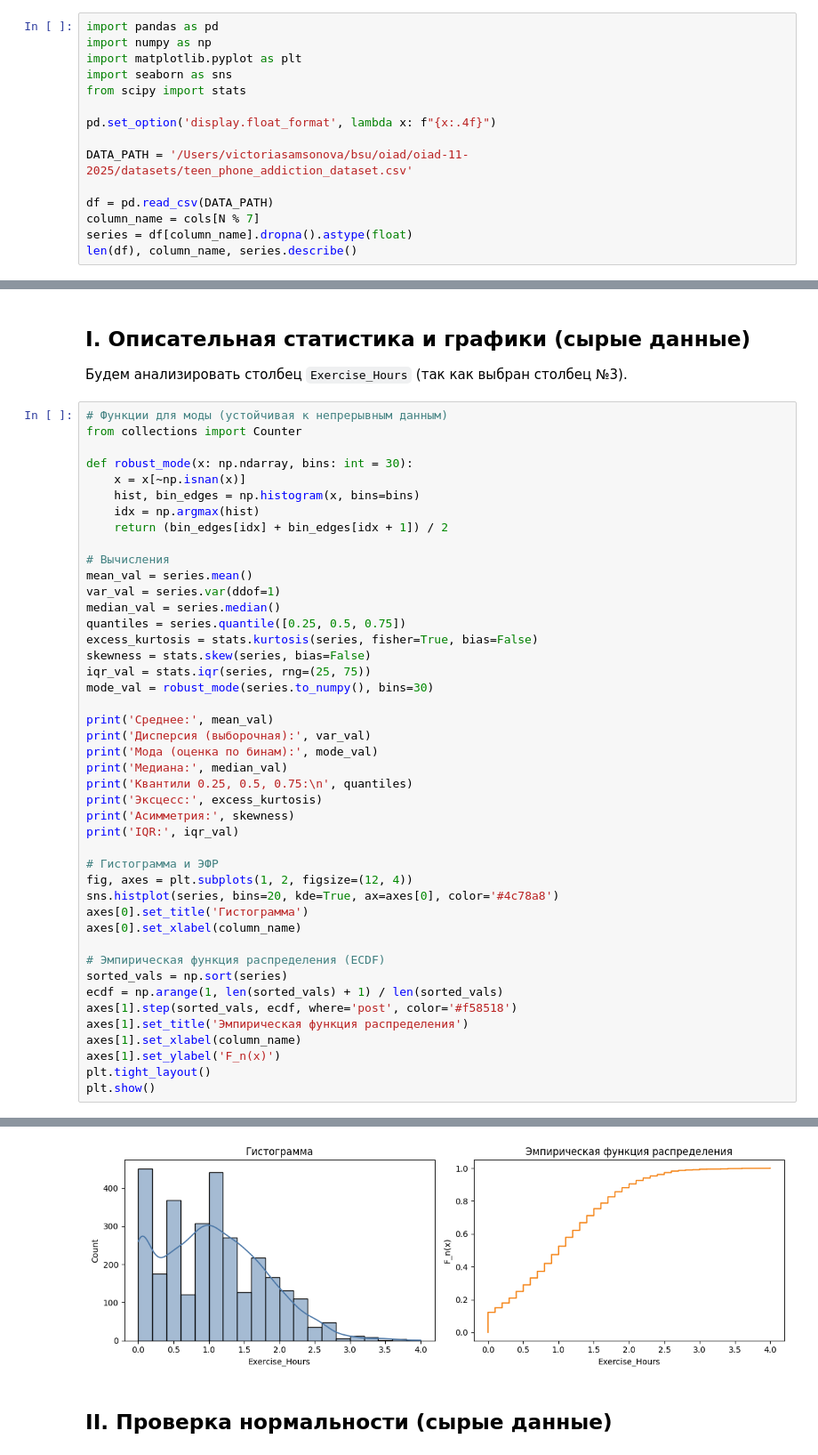
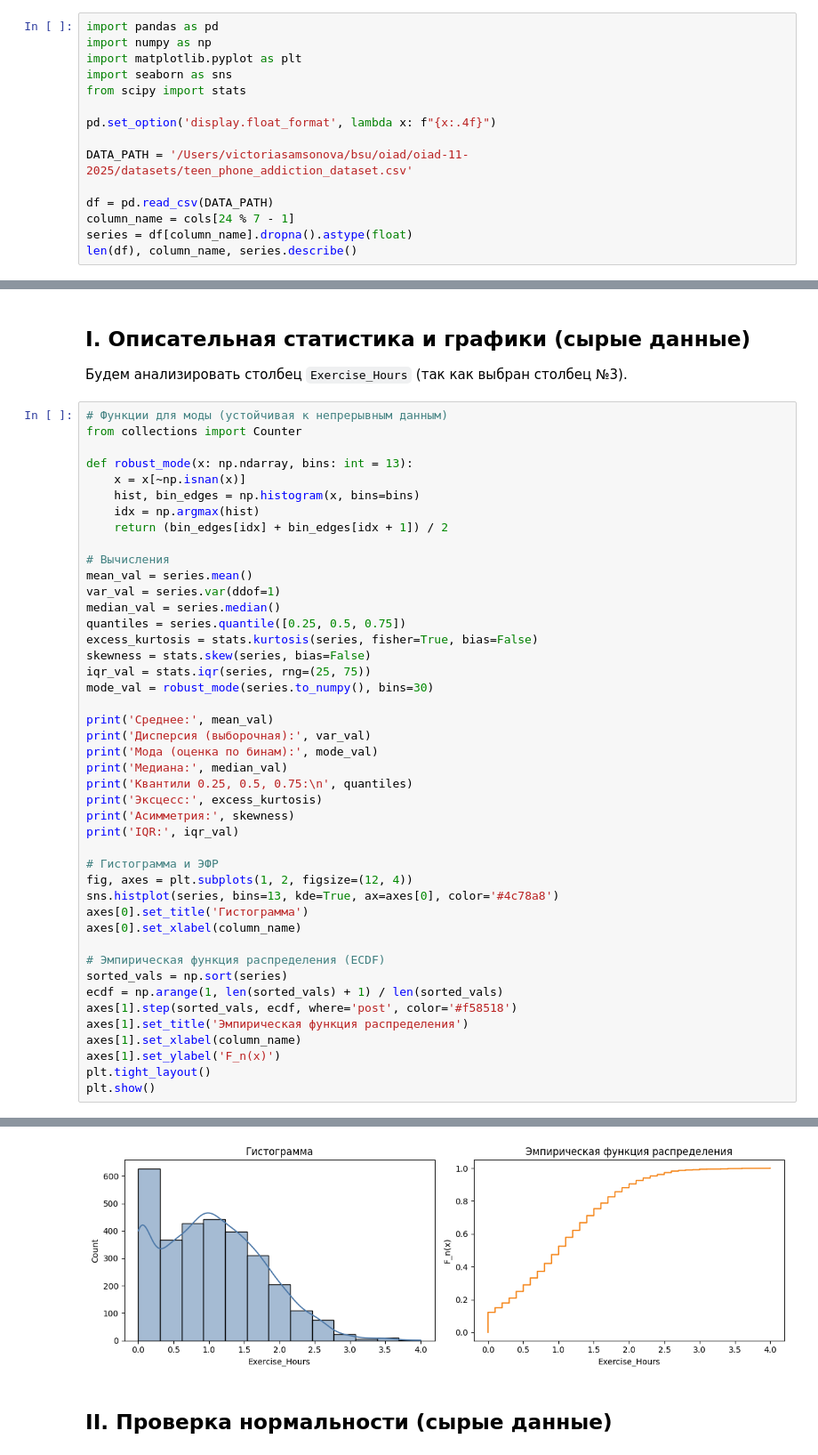
Before and after one commit to poluzerovT/oiad-11-2025, a Jupyter notebook: Samsonova/1.ipynb, the cells around one changed output, grey strips where cells are left out. Shown at 89% size. Drawn from its saved outputs; the diff is of its cells as text.

```diff
--- a/Samsonova/1.ipynb
+++ b/Samsonova/1.ipynb
@@ -66,7 +66,7 @@ pd.set_option('display.float_format', lambda x: f"{x:.4f}")
 DATA_PATH = '/Users/victoriasamsonova/bsu/oiad/oiad-11-2025/datasets/teen_phone_addiction_dataset.csv'
 
 df = pd.read_csv(DATA_PATH)
-column_name = cols[N % 7]
+column_name = cols[24 % 7 - 1]
 series = df[column_name].dropna().astype(float)
 len(df), column_name, series.describe()
 # %% [output]
@@ -88,7 +88,7 @@ len(df), column_name, series.describe()
 # Функции для моды (устойчивая к непрерывным данным)
 from collections import Counter
 
-def robust_mode(x: np.ndarray, bins: int = 30):
+def robust_mode(x: np.ndarray, bins: int = 13):
     x = x[~np.isnan(x)]
     hist, bin_edges = np.histogram(x, bins=bins)
     idx = np.argmax(hist)
@@ -113,35 +113,35 @@ print('Эксцесс:', excess_kurtosis)
 print('Асимметрия:', skewness)
 print('IQR:', iqr_val)
 
 # Гистограмма и ЭФР
 fig, axes = plt.subplots(1, 2, figsize=(12, 4))
-sns.histplot(series, bins=20, kde=True, ax=axes[0], color='#4c78a8')
+sns.histplot(series, bins=13, kde=True, ax=axes[0], color='#4c78a8')
 axes[0].set_title('Гистограмма')
 axes[0].set_xlabel(column_name)
 
 # Эмпирическая функция распределения (ECDF)
 sorted_vals = np.sort(series)
 ecdf = np.arange(1, len(sorted_vals) + 1) / len(sorted_vals)
 axes[1].step(sorted_vals, ecdf, where='post', color='#f58518')
 axes[1].set_title('Эмпирическая функция распределения')
 axes[1].set_xlabel(column_name)
 axes[1].set_ylabel('F_n(x)')
 plt.tight_layout()
 plt.show()
 # %% [output]
 Среднее: 1.0406666666666666
 Дисперсия (выборочная): 0.5396661109258641
 Мода (оценка по бинам): 0.06666666666666667
 Медиана: 1.0
 Квантили 0.25, 0.5, 0.75:
  0.2500   0.5000
 0.5000   1.0000
 0.7500   1.5000
 Name: Exercise_Hours, dtype: float64
 Эксцесс: -0.2574880012747749
 Асимметрия: 0.4386385025085598
 IQR: 1.0
-[figure, old version]
+[figure, new version]
 # %% [markdown]
 ## II. Проверка нормальности (сырые данные)
 # %%
```
Also changed, not shown: parts of 7 cells of this notebook.
